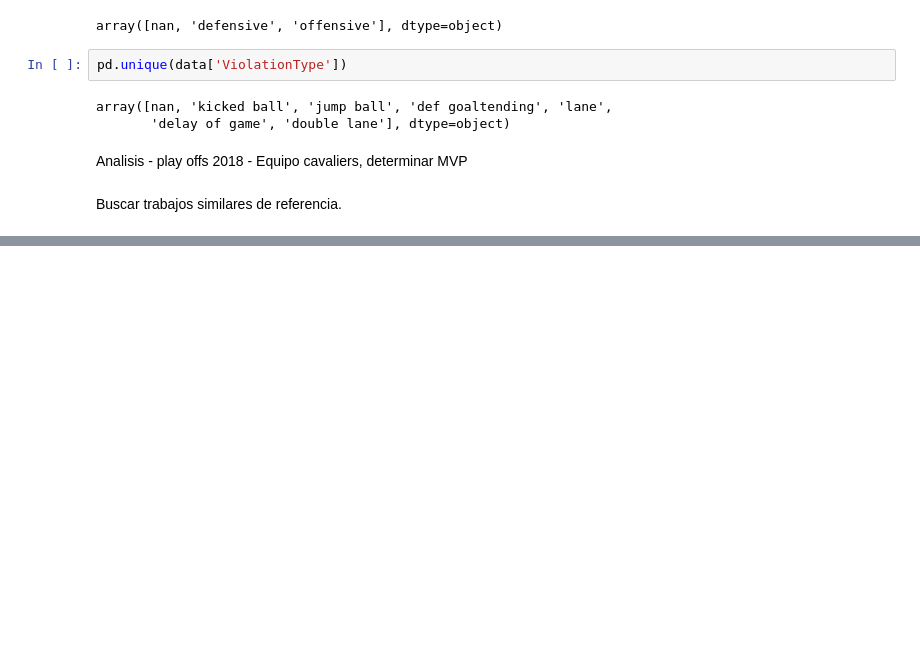
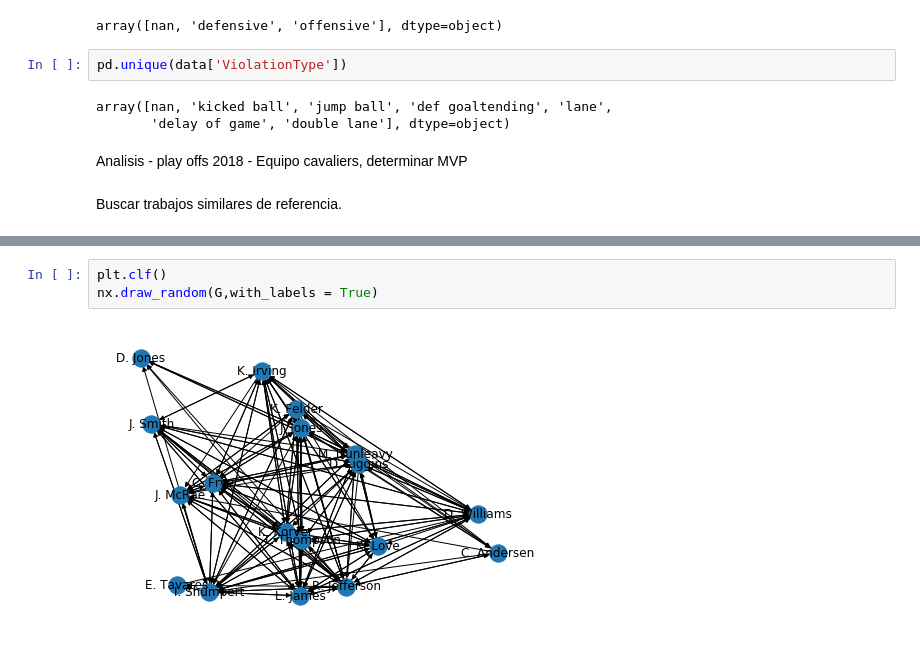
Before and after one commit to Millan13/Moneyball-NBA, a Jupyter notebook: Notebooks/Analisis_pagerank.ipynb, the cells around one changed output, grey strips where cells are left out. Drawn from its saved outputs; the diff is of its cells as text; blank space fills up the shorter version.

```diff
--- a/Notebooks/Analisis_pagerank.ipynb
+++ b/Notebooks/Analisis_pagerank.ipynb
@@ -201,0 +431,5 @@ Buscar trabajos similares de referencia.
+# %%
+plt.clf()
+nx.draw_random(G,with_labels = True)
+# %% [output]
+[figure, added]
```
Also changed, not shown: parts of 55 cells of this notebook.
